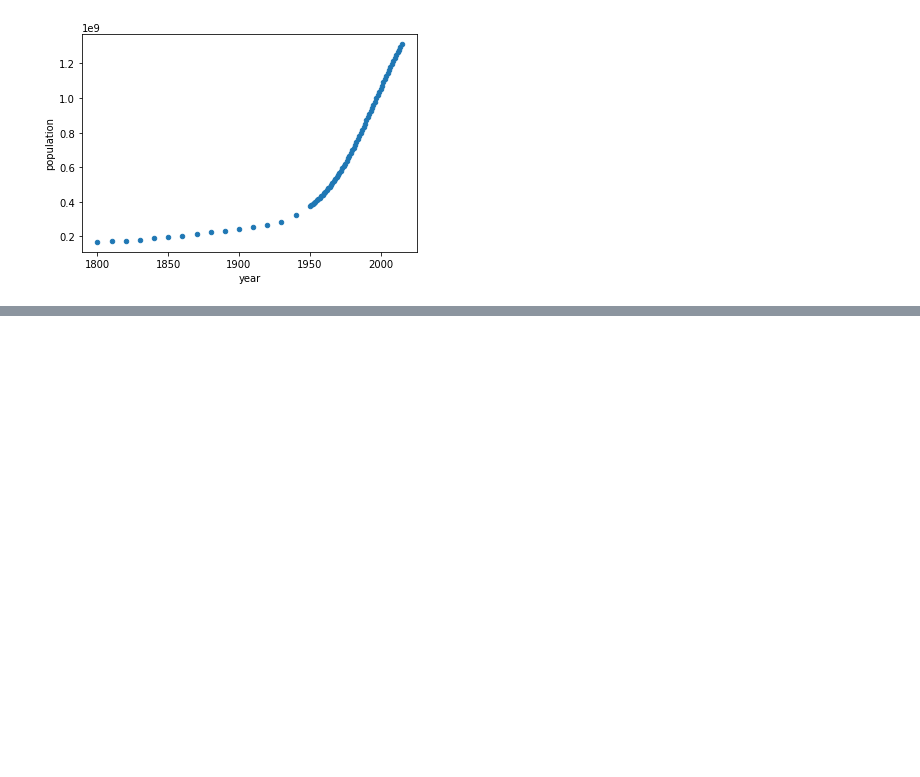
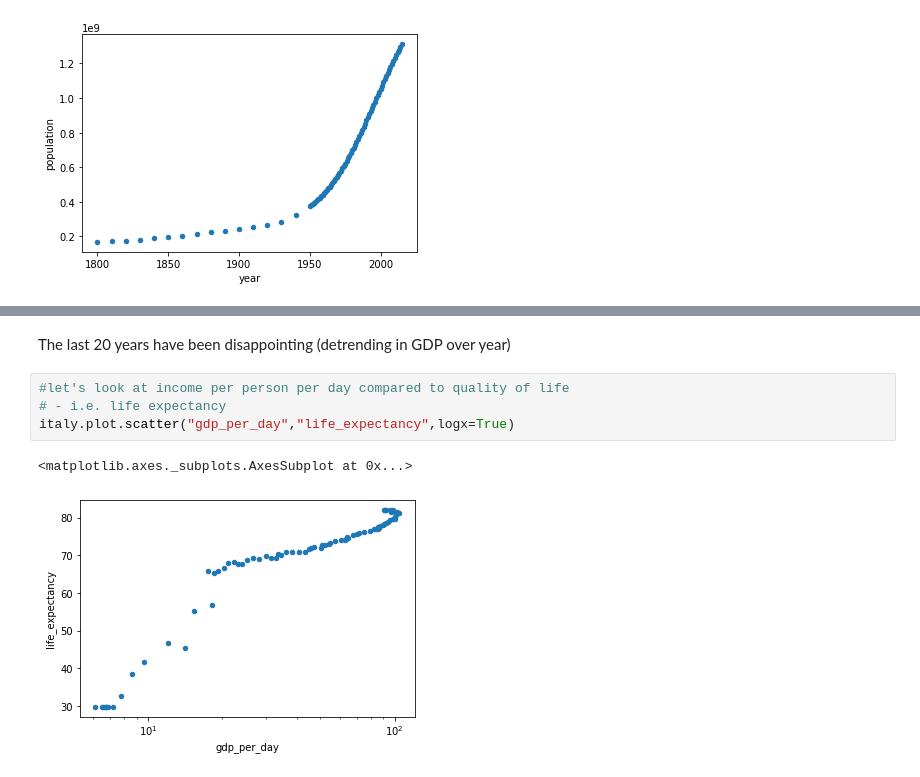
Before and after one commit to jeffching/projects, a Jupyter notebook: Ex_Files_Python_Statistics_EssT/Exercise Files/chapter3/03_04/03_04_twovariables_begin.ipynb, the cells around one changed output, grey strips where cells are left out. Drawn from its saved outputs; the diff is of its cells as text; blank space fills up the shorter version.

```diff
--- a/Ex_Files_Python_Statistics_EssT/Exercise Files/chapter3/03_04/03_04_twovariables_begin.ipynb
+++ b/Ex_Files_Python_Statistics_EssT/Exercise Files/chapter3/03_04/03_04_twovariables_begin.ipynb
@@ -70,0 +75,9 @@ italy.plot.scatter("year","gdp_per_day",logy=True)
+# %% [markdown]
+The last 20 years have been disappointing (detrending in GDP over year)
+# %%
+#let's look at income per person per day compared to quality of life
+# - i.e. life expectancy
+italy.plot.scatter("gdp_per_day","life_expectancy",logx=True)
+# %% [output]
+<matplotlib.axes._subplots.AxesSubplot at 0x...>
+[figure, added]
```
Also changed, not shown: parts of 11 cells of this notebook, 10 other files.
